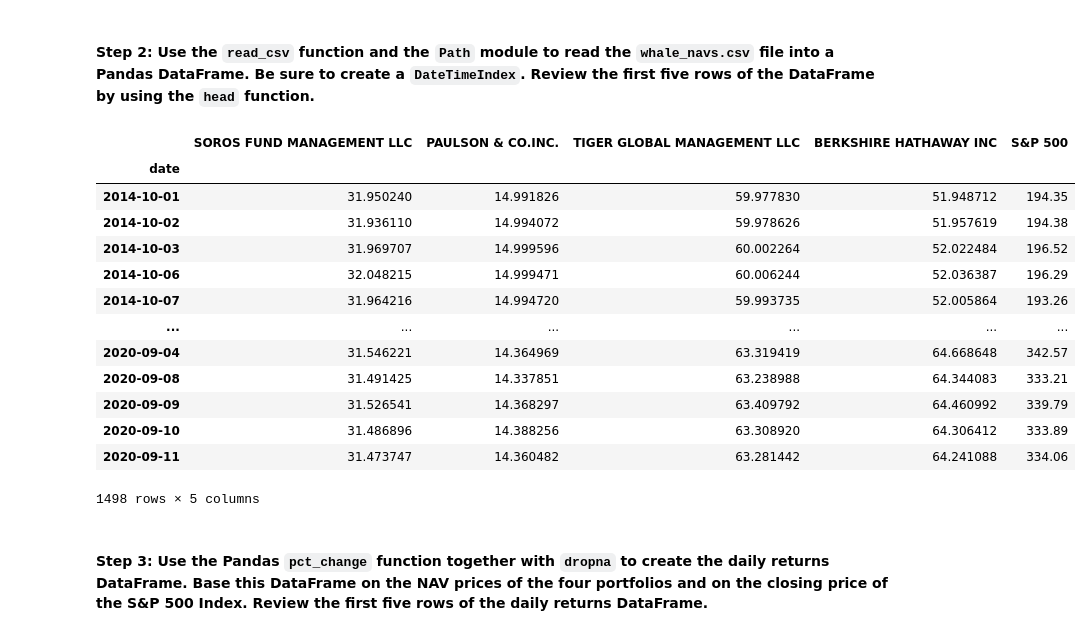
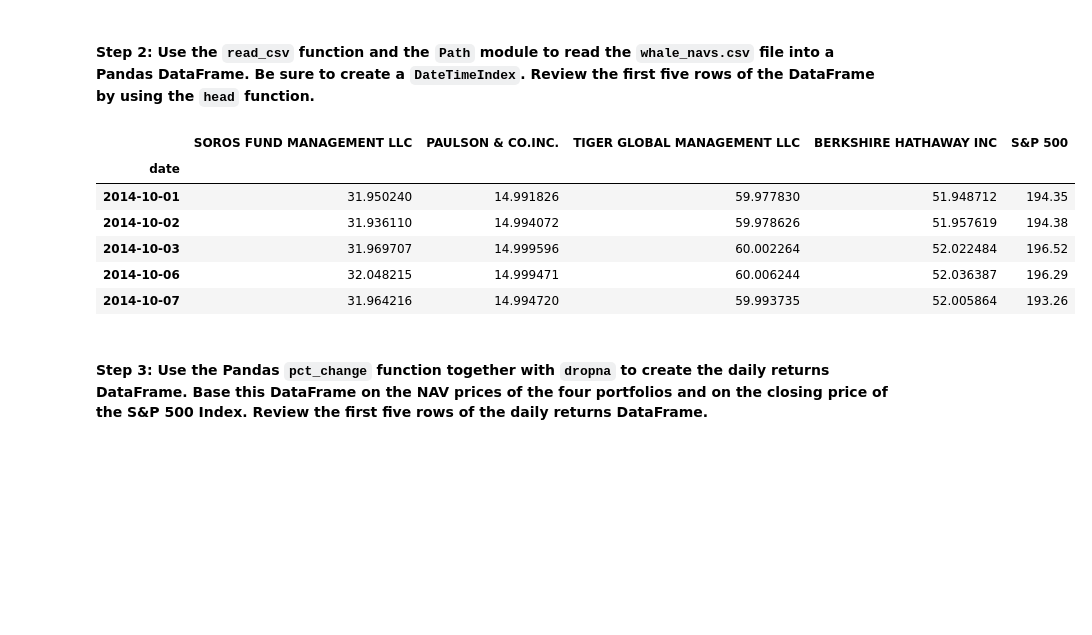
Before and after one commit to rajtolani/Challenge4-Risk-return-analysis, a Jupyter notebook: risk_return_analysis.ipynb, the cells around one changed output. Saved outputs shown, nothing was run; the diff lists cells and outputs as text; code cells hidden in the pictures; blank space fills up the shorter version.

```diff
--- a/risk_return_analysis.ipynb
+++ b/risk_return_analysis.ipynb
@@ -110,24 +110,18 @@ import numpy as np
 # %%
 # Import the data by reading in the CSV file and setting the DatetimeIndex
 # Review the first 5 rows of the DataFrame
 # YOUR CODE HERE
+#Used pd.read to create dataframe whale_df
 whale_df = pd.read_csv('./Resources/whale_navs.csv', index_col="date", infer_datetime_format=True, parse_dates=True)
-whale_df
+whale_df.head()
 # %% [output]
 |  | SOROS FUND MANAGEMENT LLC | PAULSON & CO.INC. | TIGER GLOBAL MANAGEMENT LLC | BERKSHIRE HATHAWAY INC | S&P 500 |
 | date |  |  |  |  |  |
 | 2014-10-01 | 31.950240 | 14.991826 | 59.977830 | 51.948712 | 194.35 |
 | 2014-10-02 | 31.936110 | 14.994072 | 59.978626 | 51.957619 | 194.38 |
 | 2014-10-03 | 31.969707 | 14.999596 | 60.002264 | 52.022484 | 196.52 |
 | 2014-10-06 | 32.048215 | 14.999471 | 60.006244 | 52.036387 | 196.29 |
 | 2014-10-07 | 31.964216 | 14.994720 | 59.993735 | 52.005864 | 193.26 |
-| ... | ... | ... | ... | ... | ... |
-| 2020-09-04 | 31.546221 | 14.364969 | 63.319419 | 64.668648 | 342.57 |
-| 2020-09-08 | 31.491425 | 14.337851 | 63.238988 | 64.344083 | 333.21 |
-| 2020-09-09 | 31.526541 | 14.368297 | 63.409792 | 64.460992 | 339.79 |
-| 2020-09-10 | 31.486896 | 14.388256 | 63.308920 | 64.306412 | 333.89 |
-| 2020-09-11 | 31.473747 | 14.360482 | 63.281442 | 64.241088 | 334.06 |
-1498 rows × 5 columns
 # %% [markdown]
 #### Step 3: Use the Pandas `pct_change` function together with `dropna` to create the daily returns DataFrame. Base this DataFrame on the NAV prices of the four portfolios and on the closing price of the S&P 500 Index. Review the first five rows of the daily returns DataFrame.
 # %%
```
Also changed, not shown: parts of 3 cells of this notebook.
